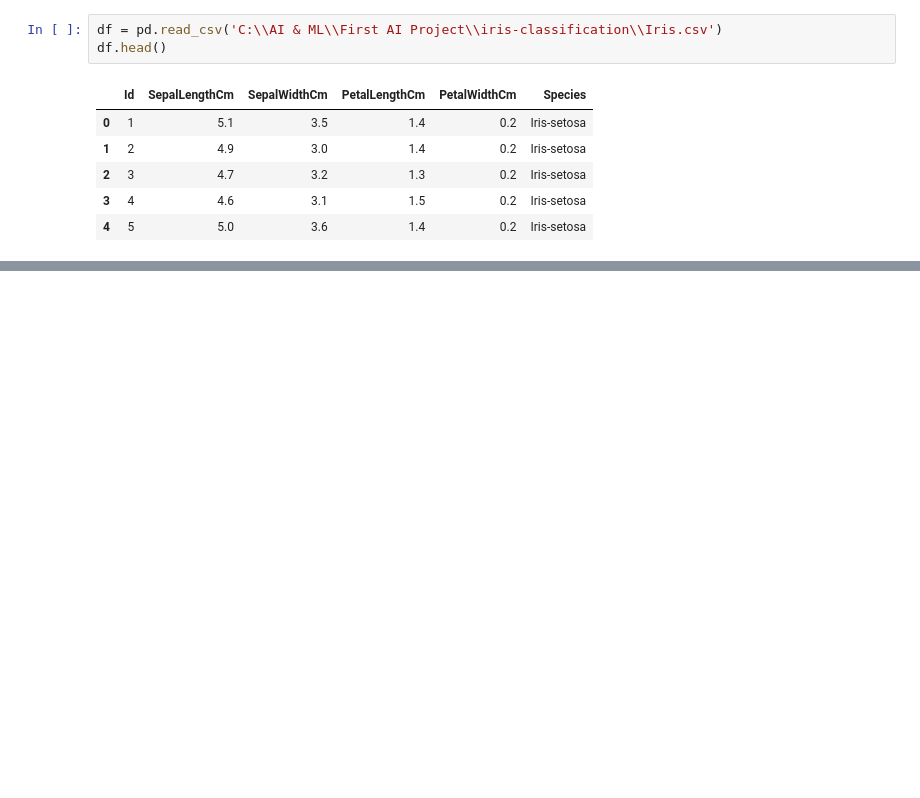
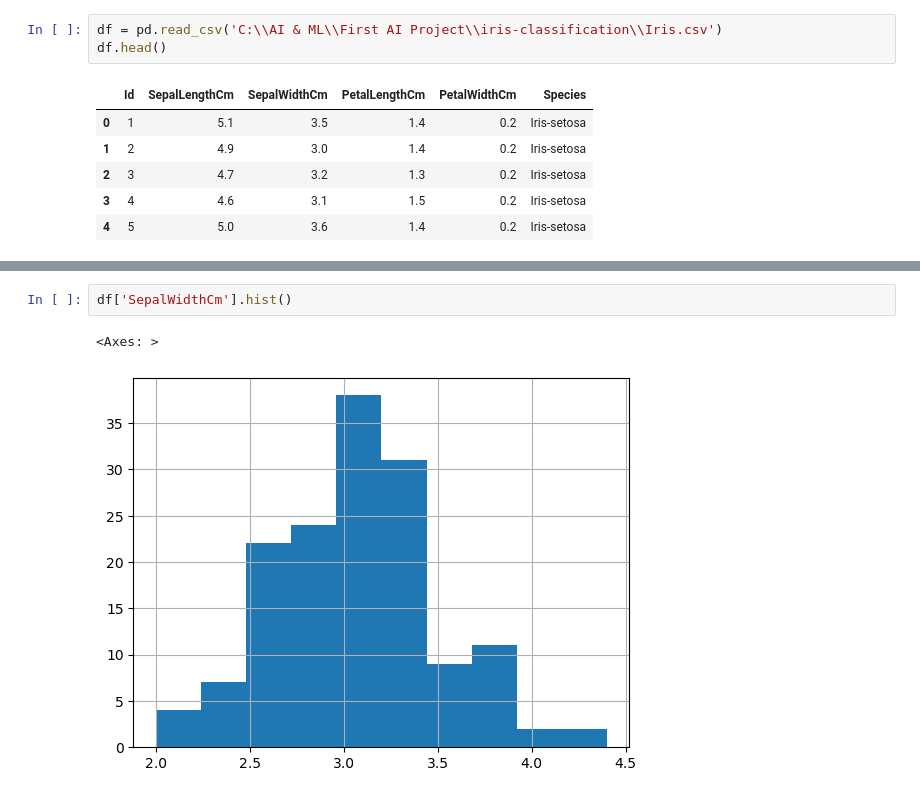
Before and after one commit to mzaidaqil/iris-classification, a Jupyter notebook: iris_classification.ipynb, the cells around one changed output, grey strips where cells are left out. Drawn from its saved outputs; the diff is of its cells as text; blank space fills up the shorter version.

```diff
--- a/iris_classification.ipynb
+++ b/iris_classification.ipynb
@@ -20,0 +86,5 @@ df.head()
+# %%
+df['SepalWidthCm'].hist()
+# %% [output]
+<Axes: >
+[figure, added]
```
Also changed, not shown: parts of 28 cells of this notebook.
